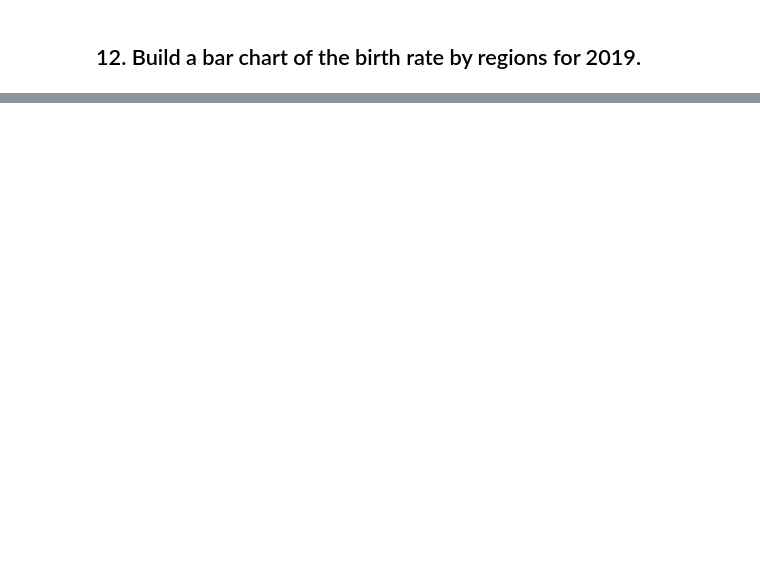
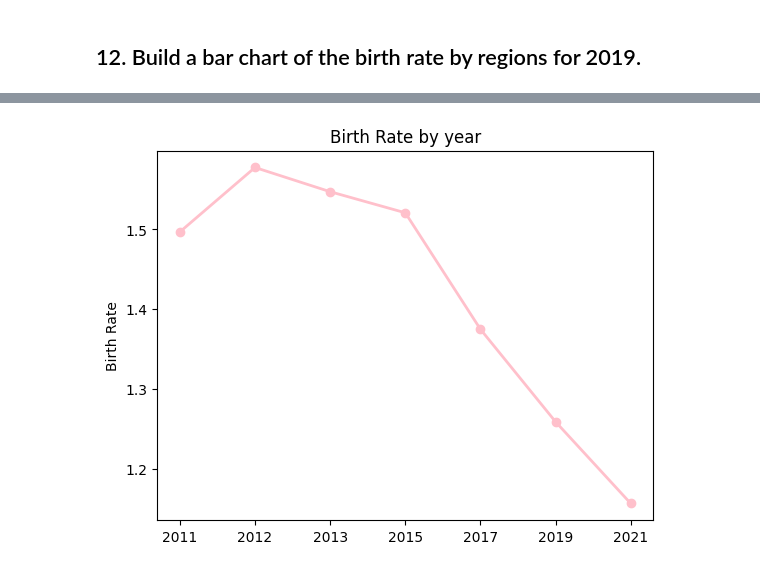
Before and after one commit to KamilGrundas/Data_science, a Jupyter notebook: homework_2/part_1/Hw2.1.ipynb, the cells around one changed output, grey strips where cells are left out. Drawn from its saved outputs; the diff is of its cells as text; code cells hidden in the pictures; blank space fills up the shorter version.

```diff
--- a/homework_2/part_1/Hw2.1.ipynb
+++ b/homework_2/part_1/Hw2.1.ipynb
@@ -42,0 +159,8 @@ df.shape
+# %%
+average_birth_rate = [df[col].mean() for col in df.columns[1:]]
+plt.ylabel('Birth Rate')
+plt.title('Birth Rate by year')
+plt.plot(df.columns[1:],average_birth_rate, linewidth=2, marker="o", color="pink")
+plt.show()
+# %% [output]
+[figure, added]
```
Also changed, not shown: parts of 14 cells of this notebook, 2 other files.
